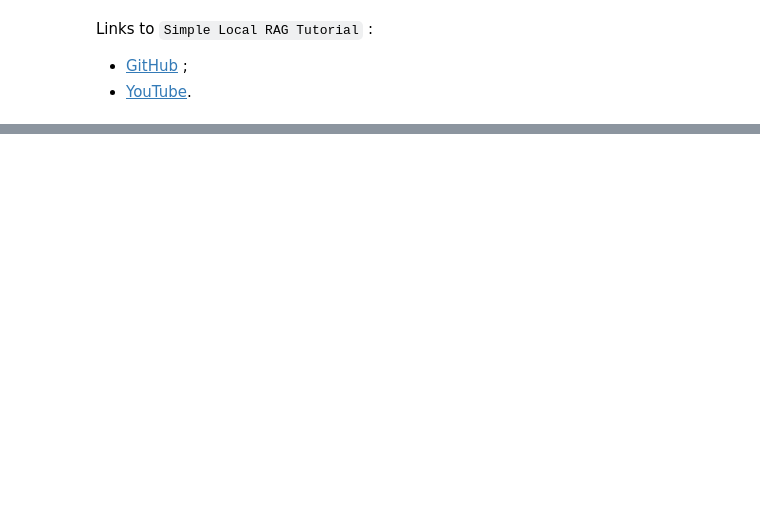
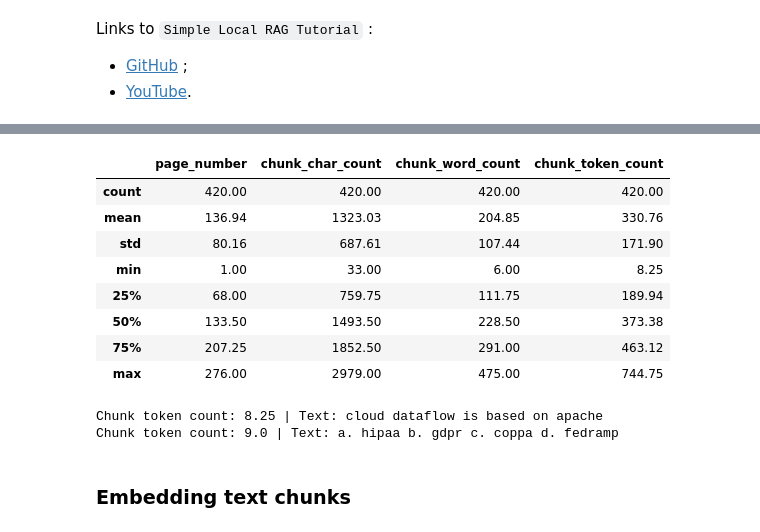
Before and after one commit to anquetos/gcp-professional-data-engineer-rag, a Jupyter notebook: test-pdf-import.ipynb, the cells around one changed output, grey strips where cells are left out. Saved outputs shown, nothing was run; the diff lists cells and outputs as text; code cells hidden in the pictures; blank space fills up the shorter version.

```diff
--- a/test-pdf-import.ipynb
+++ b/test-pdf-import.ipynb
@@ -71,0 +127,6 @@ followinG:
+# %%
+with pdfplumber.open(q) as pdf:
+    page = pdf.pages[237]
+    text = page.extract_text()
+    hyphen_text_sample = text[1066:1078]
+    print(hyphen_text_sample)
@@ -71,0 +355,5 @@ followinG:
+# %%
+for item in pages_info:
+    item["words_nltk"] = len(nltk.tokenize.word_tokenize(item["text"]))
+    item["sentences_nltk"] = nltk.tokenize.sent_tokenize(item["text"])
+    item["page_sentences_count_nltk"] = len(item["sentences_nltk"])
@@ -71,0 +452,30 @@ followinG:
+# %%
+import re
+
+# Split each chunk into its own item
+pages_and_chunks = []
+for item in pages_info:
+    for sentence_chunk in item["sentence_chunks"]:
+        chunk_dict = {}
+        chunk_dict["page_number"] = item["page_number"]
+
+        # Join the sentences together into a paragraph-like structure, aka a chunk (so they are a single string)
+        joined_sentence_chunk = "".join(sentence_chunk).replace("  ", " ").strip()
+        joined_sentence_chunk = re.sub(
+            r"\.([A-Z])", r". \1", joined_sentence_chunk
+        )  # ".A" -> ". A" for any full-stop/capital letter combo
+        chunk_dict["sentence_chunk"] = joined_sentence_chunk
+
+        # Get stats about the chunk
+        chunk_dict["chunk_char_count"] = len(joined_sentence_chunk)
+        chunk_dict["chunk_word_count"] = len(
+            [word for word in joined_sentence_chunk.split(" ")]
+        )
+        chunk_dict["chunk_token_count"] = (
+            len(joined_sentence_chunk) / 4
+        )  # 1 token = ~4 characters
+
+        pages_and_chunks.append(chunk_dict)
+
+# How many chunks do we have?
+len(pages_and_chunks)
@@ -71,0 +493,26 @@ followinG:
+# %%
+# Get stats about our chunks
+df = pd.DataFrame(pages_and_chunks)
+df.describe().round(2)
+# %% [output]
+|  | page_number | chunk_char_count | chunk_word_count | chunk_token_count |
+| count | 420.00 | 420.00 | 420.00 | 420.00 |
+| mean | 136.94 | 1323.03 | 204.85 | 330.76 |
+| std | 80.16 | 687.61 | 107.44 | 171.90 |
+| min | 1.00 | 33.00 | 6.00 | 8.25 |
+| 25% | 68.00 | 759.75 | 111.75 | 189.94 |
+| 50% | 133.50 | 1493.50 | 228.50 | 373.38 |
+| 75% | 207.25 | 1852.50 | 291.00 | 463.12 |
+| max | 276.00 | 2979.00 | 475.00 | 744.75 |
+# %%
+# Show random chunks with under 30 tokens in length
+min_token_length = 10
+for row in df[df["chunk_token_count"] <= min_token_length].iterrows():
+    print(
+        f'Chunk token count: {row[1]["chunk_token_count"]} | Text: {row[1]["sentence_chunk"]}'
+    )
+# %% [output]
+Chunk token count: 8.25 | Text: cloud dataflow is based on apache
+Chunk token count: 9.0 | Text: a. hipaa b. gdpr c. coppa d. fedramp
+# %% [markdown]
+### Embedding text chunks
```
Also changed, not shown: parts of 68 cells of this notebook.
